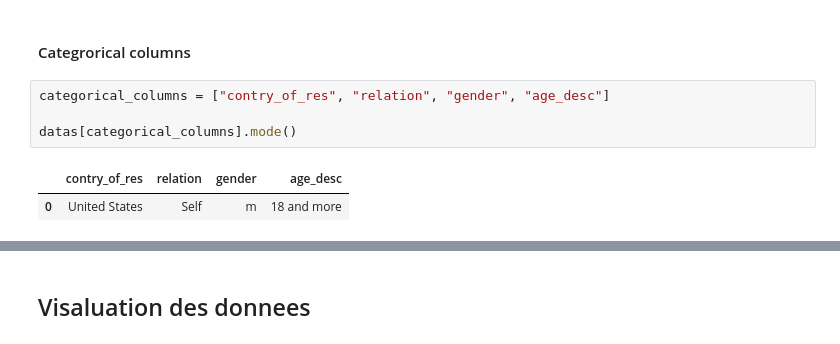
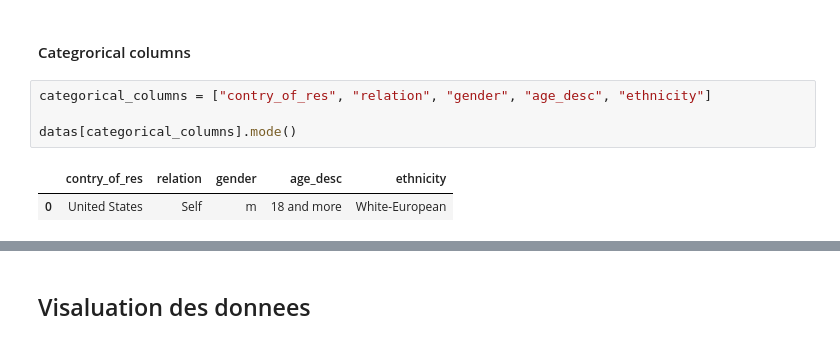
Before and after one commit to aiMBF/Practical_Work_autisme_data, a Jupyter notebook: Codes/preprocessing.ipynb, the cells around one changed output, grey strips where cells are left out. Saved outputs shown, nothing was run; the diff lists cells and outputs as text.

```diff
--- a/Codes/preprocessing.ipynb
+++ b/Codes/preprocessing.ipynb
@@ -191,12 +203,12 @@ Name: count, dtype: int64
 # %% [markdown]
 #### Categrorical columns
 # %%
-categorical_columns = ["contry_of_res", "relation", "gender", "age_desc"]
+categorical_columns = ["contry_of_res", "relation", "gender", "age_desc", "ethnicity"]
 
 datas[categorical_columns].mode()
 # %% [output]
-|  | contry_of_res | relation | gender | age_desc |
-| 0 | United States | Self | m | 18 and more |
+|  | contry_of_res | relation | gender | age_desc | ethnicity |
+| 0 | United States | Self | m | 18 and more | White-European |
 # %%
 for column in categorical_columns:
     plt.figure(figsize=(15,10))
```
Also changed, not shown: parts of 51 cells of this notebook.
